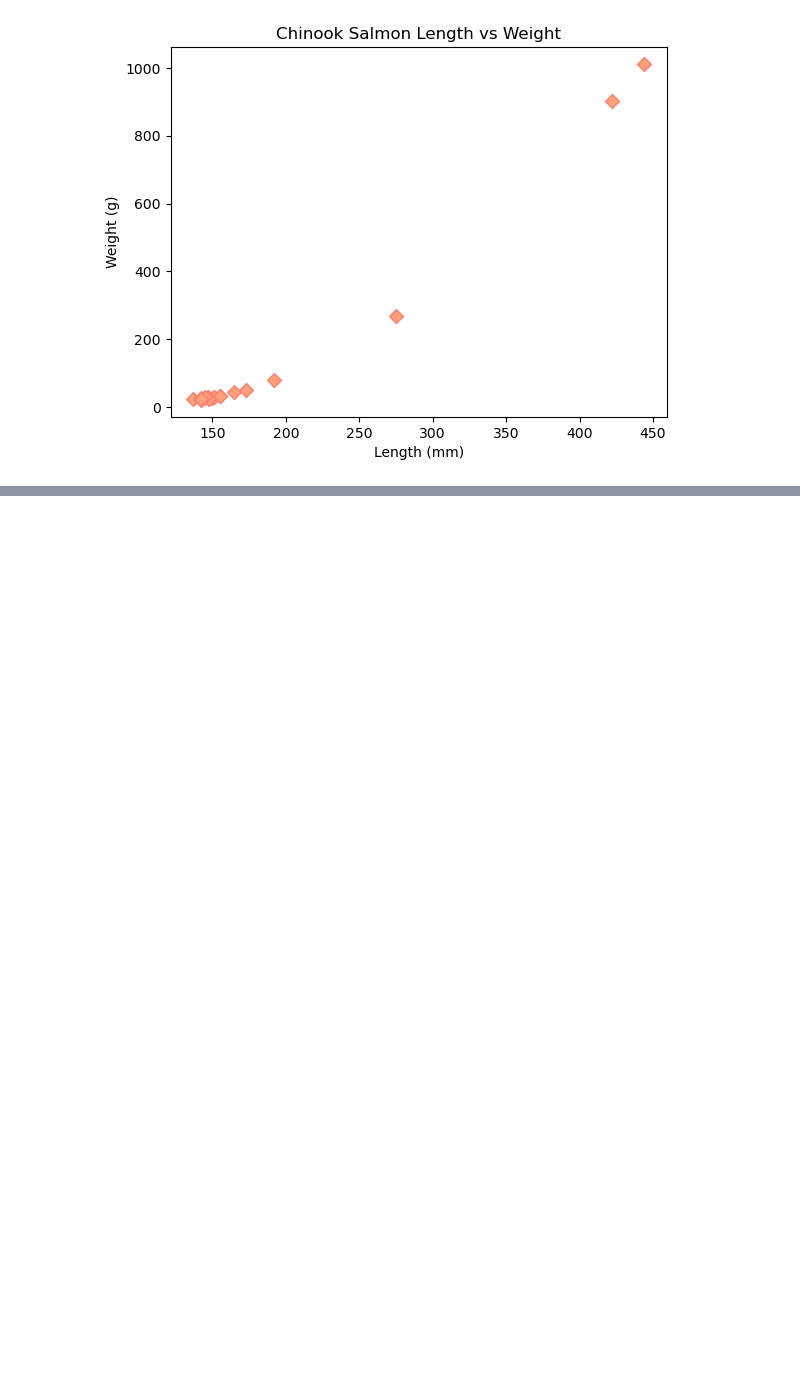
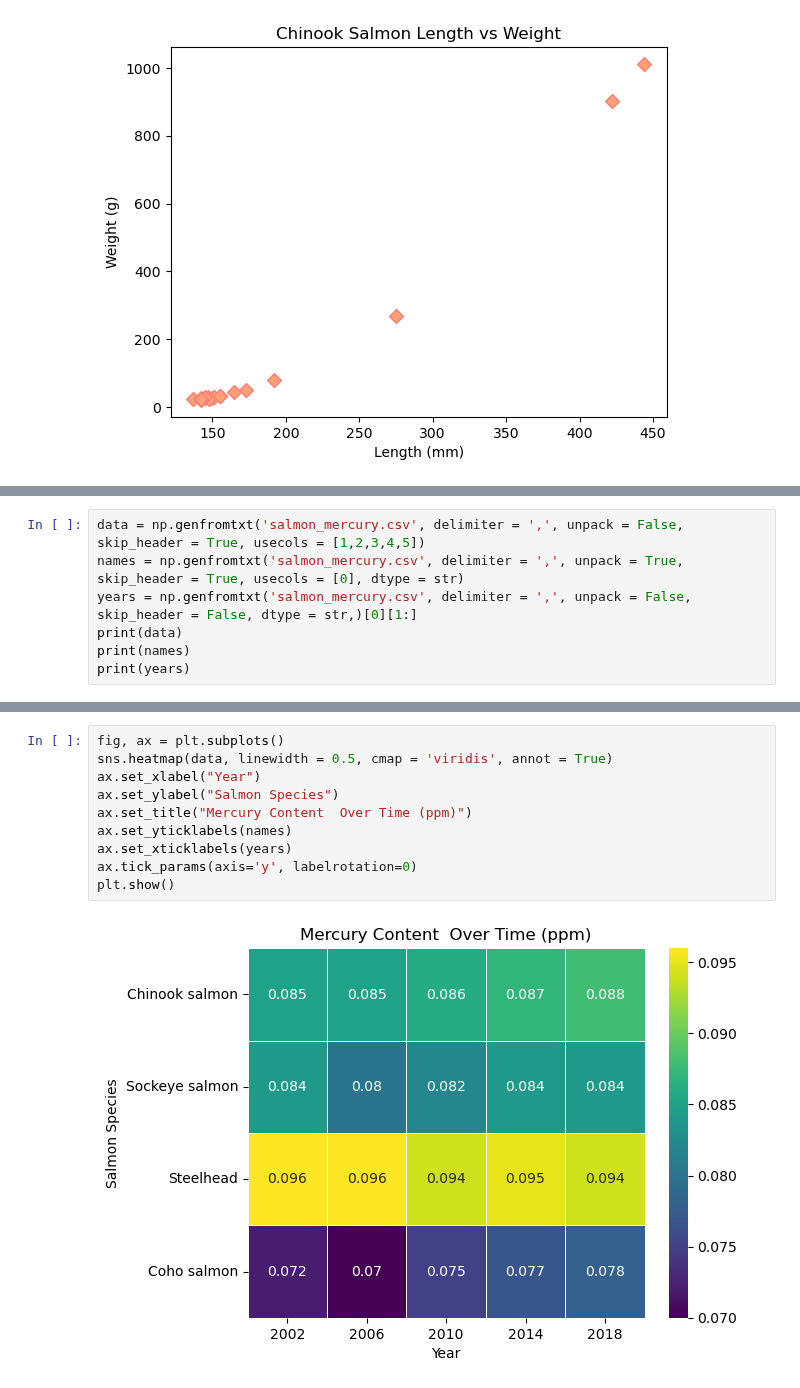
Before and after one commit to RockefellerUniversity/Intro_To_Python, a Jupyter notebook: IntroToPython/inst/extdata/data/final_exercise.ipynb, the cells around one changed output, grey strips where cells are left out. Cells and saved outputs as stored; diff of their text form; blank space fills up the shorter version.

```diff
--- a/IntroToPython/inst/extdata/data/final_exercise.ipynb
+++ b/IntroToPython/inst/extdata/data/final_exercise.ipynb
@@ -140,0 +214,7 @@ plt.show()
+# %%
+data = np.genfromtxt('salmon_mercury.csv', delimiter = ',', unpack = False, skip_header = True, usecols = [1,2,3,4,5])
+names = np.genfromtxt('salmon_mercury.csv', delimiter = ',', unpack = True, skip_header = True, usecols = [0], dtype = str)
+years = np.genfromtxt('salmon_mercury.csv', delimiter = ',', unpack = False, skip_header = False, dtype = str,)[0][1:]
+print(data)
+print(names)
+print(years)
@@ -140,0 +234,12 @@ plt.show()
+# %%
+fig, ax = plt.subplots()
+sns.heatmap(data, linewidth = 0.5, cmap = 'viridis', annot = True)
+ax.set_xlabel("Year")
+ax.set_ylabel("Salmon Species")
+ax.set_title("Mercury Content  Over Time (ppm)")
+ax.set_yticklabels(names)
+ax.set_xticklabels(years)
+ax.tick_params(axis='y', labelrotation=0)
+plt.show()
+# %% [output]
+[figure, added]
```
Also changed, not shown: parts of 21 cells of this notebook, 5 other files.
